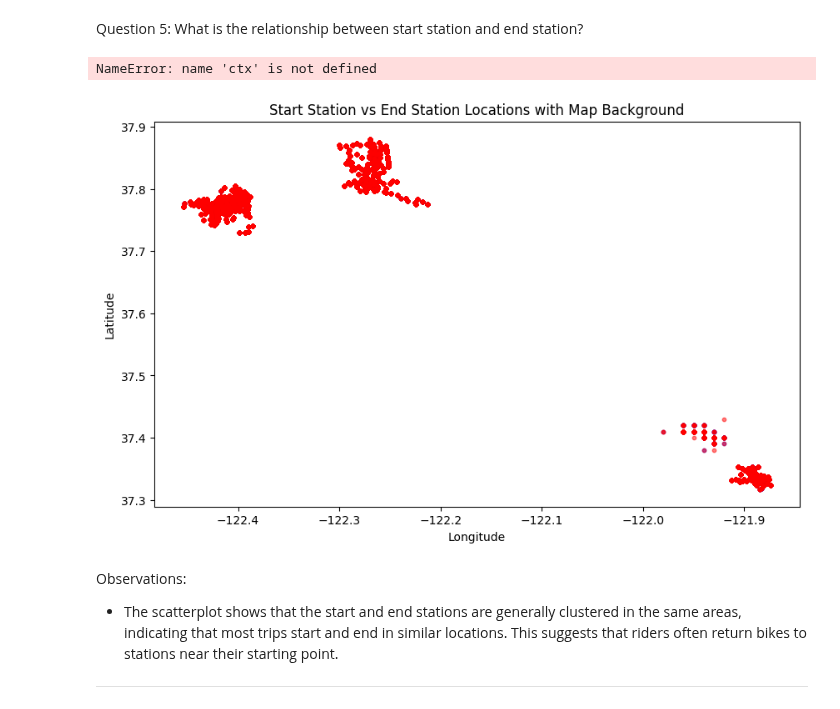
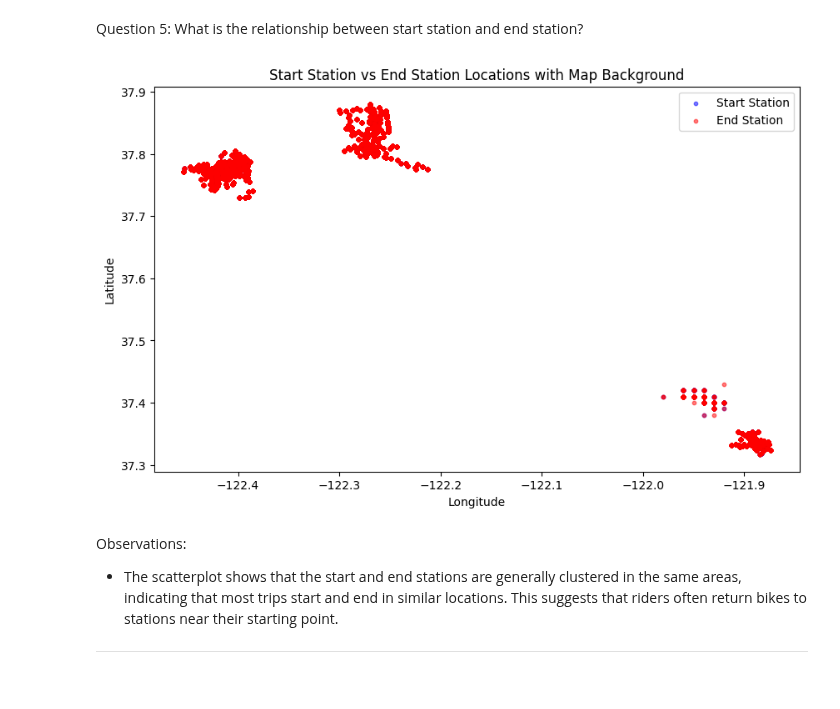
Before and after one commit to JonathanPrentice/Udacity-Data-Analyst-Nanodegree, a Jupyter notebook: Project 3 - Communicate Data Findings/notebooks/Part_I_Exploration.ipynb, the cells around one changed output. Saved outputs shown, nothing was run; the diff lists cells and outputs as text; code cells hidden in the pictures.

```diff
--- a/Project 3 - Communicate Data Findings/notebooks/Part_I_Exploration.ipynb
+++ b/Project 3 - Communicate Data Findings/notebooks/Part_I_Exploration.ipynb
@@ -312,31 +312,27 @@ Question 5: What is the relationship between start station and end station?
 # %%
 # Plot the relationship between start station and end station
 plt.figure(figsize=(10, 6))
 
 # Plot start station locations
 plt.scatter(df['start_station_longitude'], df['start_station_latitude'],
             alpha=0.5, label='Start Station', color='blue', s=10)
 
 # Plot end station locations
 plt.scatter(df['end_station_longitude'], df['end_station_latitude'],
             alpha=0.5, label='End Station', color='red', s=10)
 
 # Add labels and title
 plt.title('Start Station vs End Station Locations with Map Background')
 plt.xlabel('Longitude')
 plt.ylabel('Latitude')
 
-# Add a basemap using the provided tile service
-ctx.add_basemap(plt.gca(), crs='EPSG:4326', source="https://basemap.nationalmap.gov/arcgis/rest/services/USGSImageryTopo/MapServer/tile/{z}/{y}/{x}")
-
 # Add legend
 plt.legend()
 
 # Show the plot
 plt.show()
 # %% [output]
-NameError: name 'ctx' is not defined
-[figure, old version]
+[figure, new version]
 # %% [markdown]
 Observations:
 - The scatterplot shows that the start and end stations are generally clustered in the same areas, indicating that most trips start and end in similar locations. This suggests that riders often return bikes to stations near their starting point.
```
